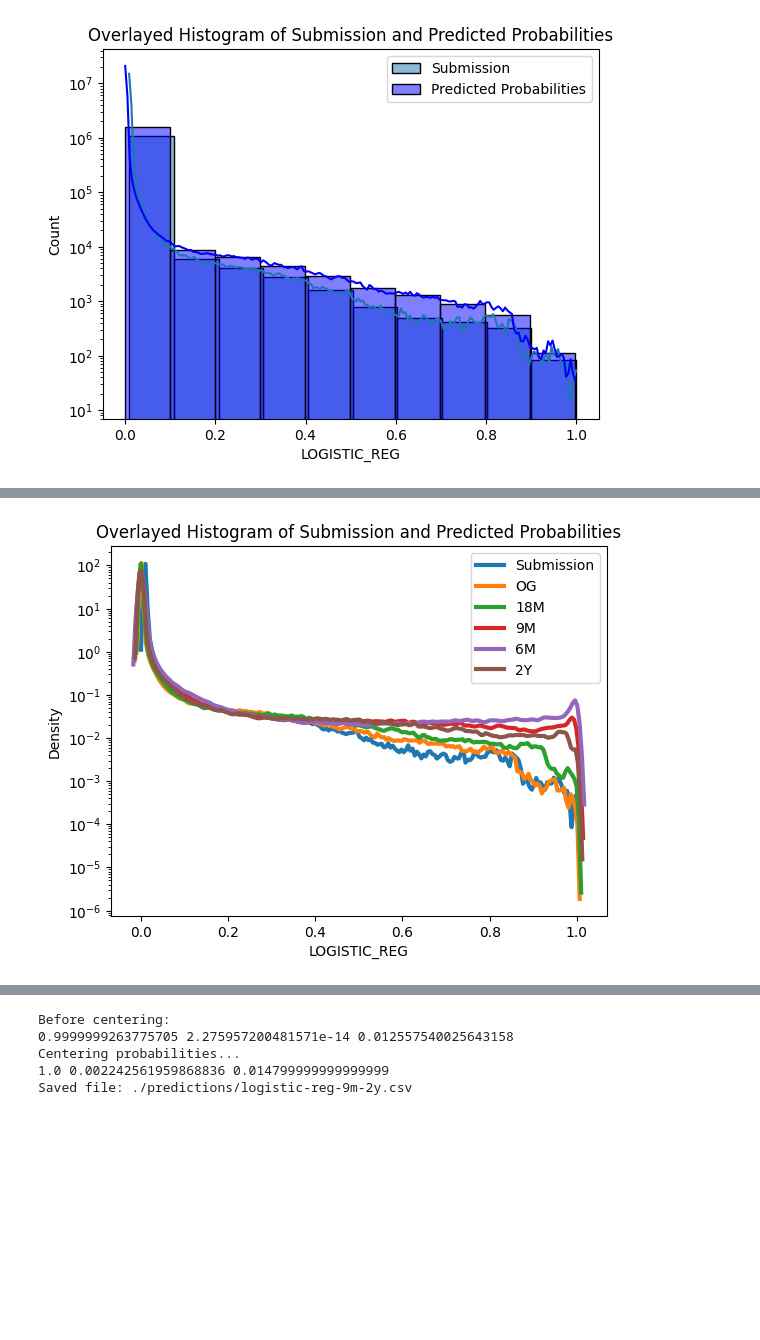
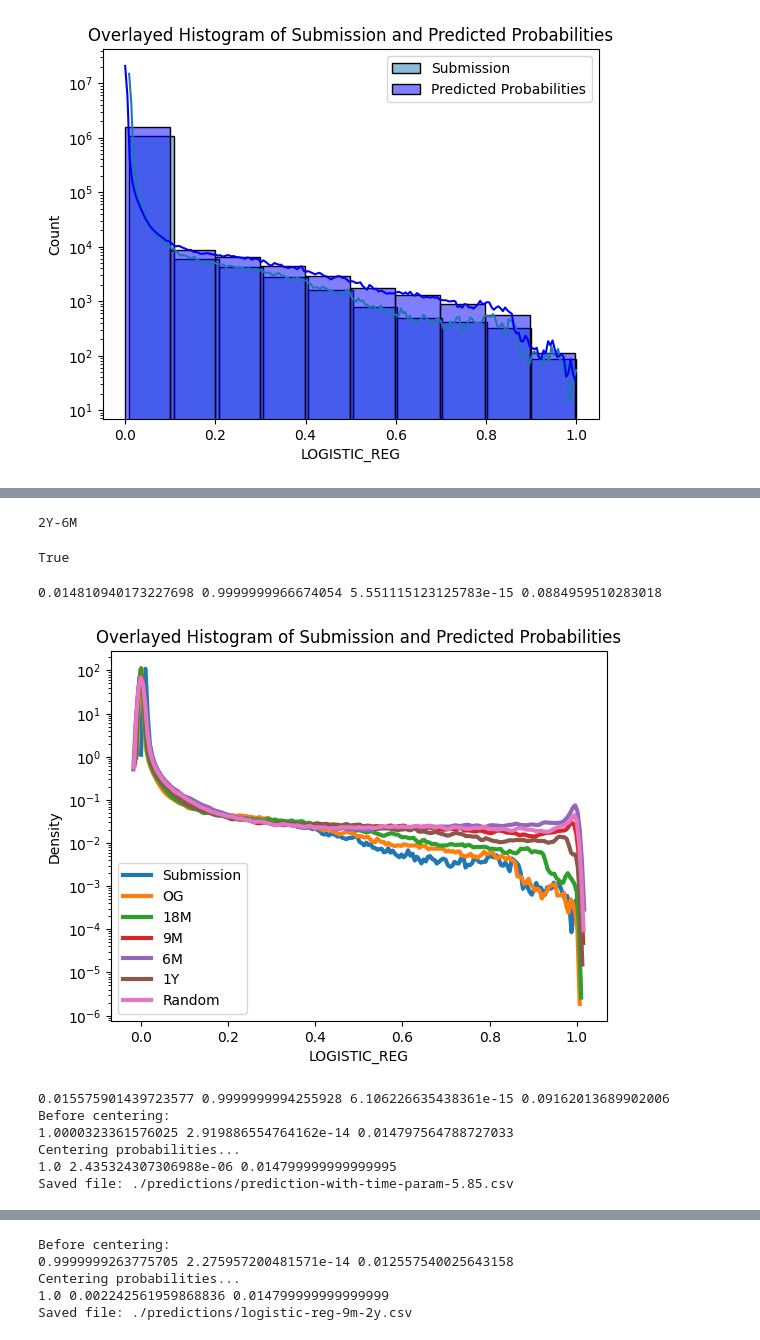
Before and after one commit to hakatiki/Dataracing-MNB, a Jupyter notebook: logistic-regression-borrower-contract.ipynb, the cells around one changed output, grey strips where cells are left out. Saved outputs shown, nothing was run; the diff lists cells and outputs as text; code cells hidden in the pictures; blank space fills up the shorter version.

```diff
--- a/logistic-regression-borrower-contract.ipynb
+++ b/logistic-regression-borrower-contract.ipynb
@@ -544,18 +353,72 @@ probs_6m = 1 - np.exp(-2 * lambdas)
-# %%
-training_data['18M_PROBA'] = probs_18m
-training_data['9M_PROBA'] = probs_9m
-training_data['6M_PROBA'] = probs_6m
-training_data['1Y_PROBA'] = probs_1y
+# %%
+
+def calculate_probabilities(data, column, time_factor):
+    lambdas = -np.log(1 - data[column]) / time_factor
+    probs_2y = 1 - np.exp(-2 * lambdas)
+    return probs_2y
+# %%
+
+logistic_model = LogisticRegression(max_iter=400, C=0.5, random_state=42)
+time_periods = {
+    # '1Y': 1,
+    # '18M': 1.5,
+    # '9M': 0.75,
+    '6M': 0.5
+}
+for suffix, time_factor in time_periods.items():
+    print(f"2Y-{suffix}")
+    probs = train_and_predict_two_halves(
+        training_data,
+        X_columns,
+        f'TARGET_EVENT_BINARY_{suffix}',
+        model1=logistic_model
+    )
+    training_data[f'LOGISTIC_REG_{suffix}'] = probs
+    training_data[f'{suffix}_PROBA'] = calculate_probabilities(training_data, f'LOGISTIC_REG_{suffix}', time_factor)
+# %% [output]
+2Y-6M
 # %%
 sns.kdeplot(submission, label='Submission', lw=3, alpha=1)
 sns.kdeplot(training_data['LOGISTIC_REG'], label='OG', lw=3, alpha=1)
 sns.kdeplot(training_data['18M_PROBA'], label='18M', lw=3, alpha=1)
 sns.kdeplot(training_data['9M_PROBA'], label='9M', lw=3, alpha=1)
 sns.kdeplot(training_data['6M_PROBA'], label='6M', lw=3, alpha=1)
-sns.kdeplot(training_data['1Y_PROBA'], label='2Y', lw=3, alpha=1)
+sns.kdeplot(training_data['1Y_PROBA'], label='1Y', lw=3, alpha=1)
+sns.kdeplot(training_data['1Y_PROBA']*0.5+training_data['6M_PROBA']*0.5, label='1Y and 6M mix', lw=3, alpha=1)
+
 plt.yscale('log')
 plt.legend()
 plt.title('Overlayed Histogram of Submission and Predicted Probabilities')
 plt.show()
 # %% [output]
-[figure, removed]
+True
+# %%
+experiment_probs = calculate_probabilities(training_data, 'LOGISTIC_REG_6M', 0.6376923076923077)
+print(experiment_probs.mean(), experiment_probs.max(), experiment_probs.min(), experiment_probs.std())
+sns.kdeplot(submission, label='Submission', lw=3, alpha=1)
+sns.kdeplot(training_data['LOGISTIC_REG'], label='OG', lw=3, alpha=1)
+sns.kdeplot(training_data['18M_PROBA'], label='18M', lw=3, alpha=1)
+sns.kdeplot(training_data['9M_PROBA'], label='9M', lw=3, alpha=1)
+sns.kdeplot(training_data['6M_PROBA'], label='6M', lw=3, alpha=1)
+sns.kdeplot(training_data['1Y_PROBA'], label='1Y', lw=3, alpha=1)
+sns.kdeplot(experiment_probs, label='Random', lw=3, alpha=1)
+
+plt.yscale('log')
+plt.legend()
+plt.title('Overlayed Histogram of Submission and Predicted Probabilities')
+plt.show()
+# %% [output]
+0.014810940173227698 0.9999999966674054 5.551115123125783e-15 0.0884959510283018
+[figure, added]
+# %%
+experiment_probs = calculate_probabilities(training_data, 'LOGISTIC_REG_6M', 0.585)
+print(experiment_probs.mean(), experiment_probs.max(), experiment_probs.min(), experiment_probs.std())
+training_data['EXPERIMENT_PROBS'] = experiment_probs
+submission_exp = create_submission_file(training_data, 'EXPERIMENT_PROBS', data_submission_example, filename='./predictions/prediction-with-time-param-585.csv')
+# %% [output]
+0.015575901439723577 0.9999999994255928 6.106226635438361e-15 0.09162013689902006
+Before centering:
+1.0000323361576025 2.919886554764162e-14 0.014797564788727033
+Centering probabilities...
+1.0 2.435324307306988e-06 0.014799999999999995
+Saved file: ./predictions/prediction-with-time-param-5.85.csv
```
Also changed, not shown: parts of 31 cells of this notebook.
